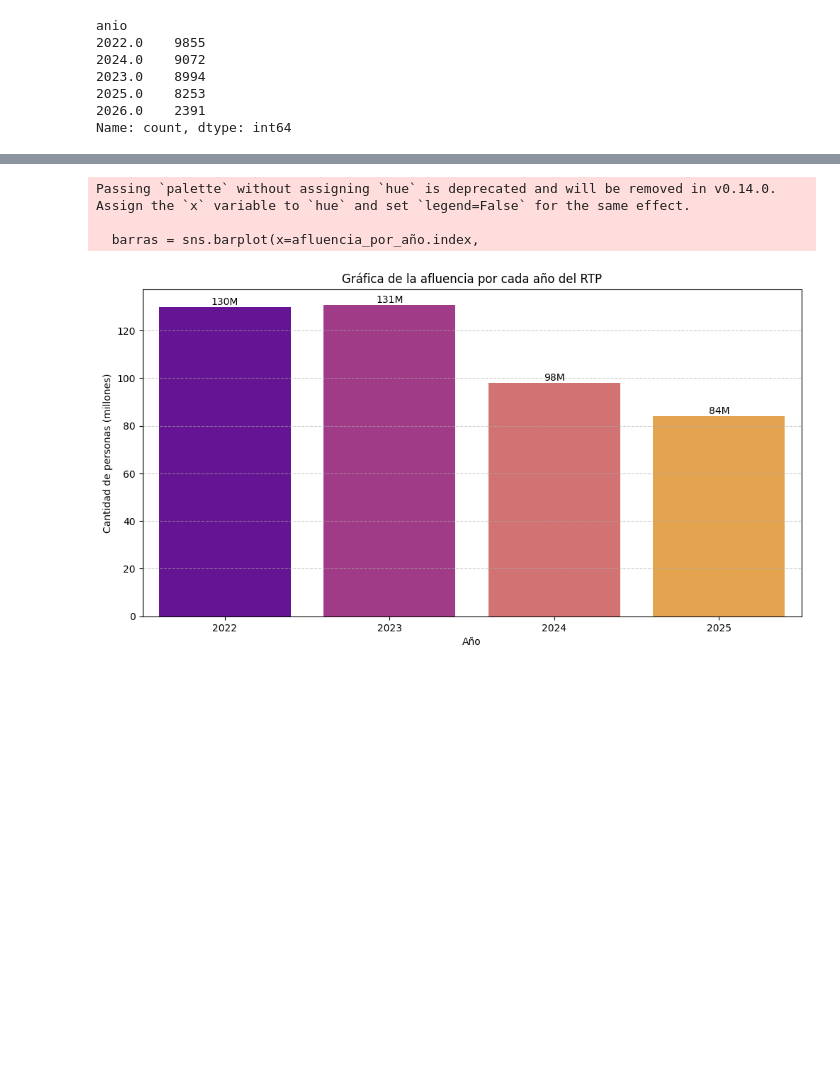
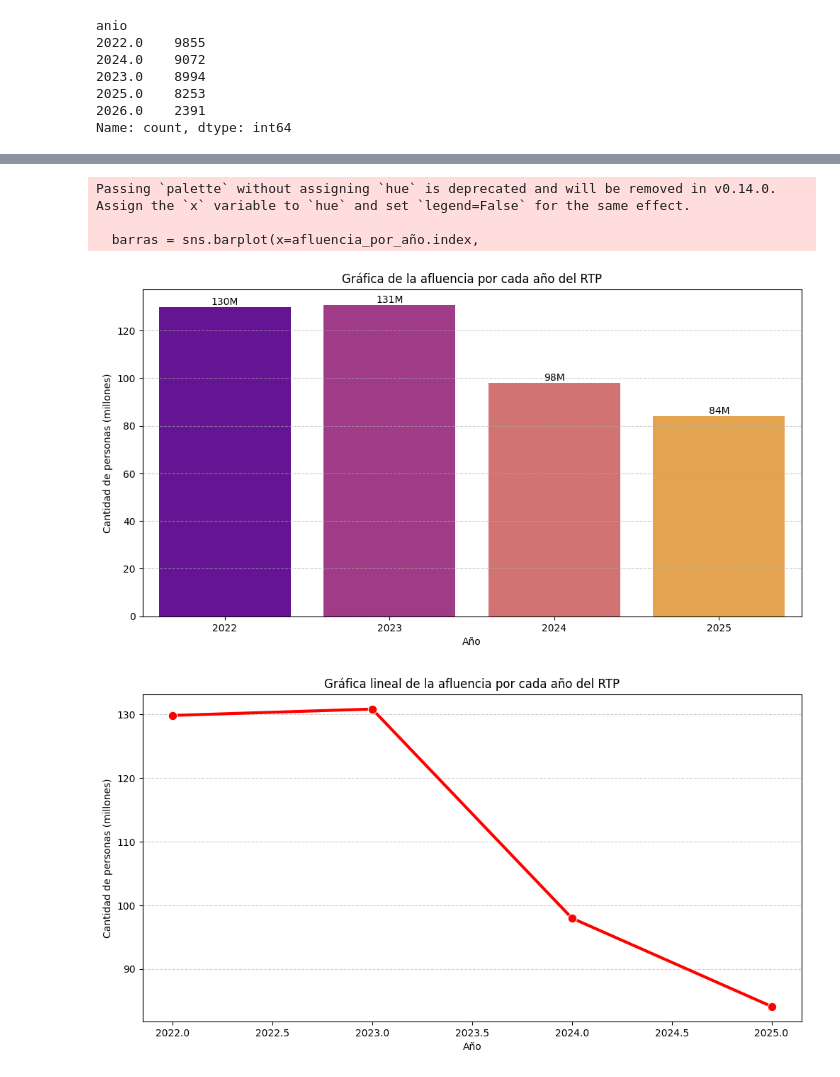
Before and after one commit to K4lilinuxX/CDMX, a Jupyter notebook: RTP-CDMX/afluencia_rtp_cdmx.ipynb, the cells around one changed output, grey strips where cells are left out. Drawn from its saved outputs; the diff is of its cells as text; code cells hidden in the pictures; blank space fills up the shorter version.

Commit message:
Hice una gráfica lineal de la afluencia por cada año del RTP

```diff
--- a/RTP-CDMX/afluencia_rtp_cdmx.ipynb
+++ b/RTP-CDMX/afluencia_rtp_cdmx.ipynb
@@ -193,31 +193,48 @@ Passing `palette` without assigning `hue` is deprecated and will be removed in v
 # ----- Agrupación y gráfica de la afluencia por año de cada servicio del RTP -----
 
 # Creamos un nuevo Data Frame sin el año 2026, ya que el 2026 aún no ha acabado
 df_sin_2026 = df[df["anio"] != 2026].copy()
 
 # Convertimos la columa "anio" del Data Frame sin el 2026
 df_sin_2026["anio"] = df_sin_2026["anio"].astype('Int64')
 
 # Afluencia por año
 afluencia_por_año = df_sin_2026.groupby("anio")["afluencia"].sum()
 
-# Graficamos
+# -- Gráfica de barras acerca de afluencia por cada año del RTP --
 plt.figure(figsize=(12,6))
 plt.title("Gráfica de la afluencia por cada año del RTP")
 barras = sns.barplot(x=afluencia_por_año.index,
                      y=afluencia_por_año.values / 1_000_000,
                      palette="plasma")
 for contenedores in barras.containers:
     barras.bar_label(contenedores,
                      fmt='%.0fM')
 plt.xlabel("Año")
 plt.ylabel("Cantidad de personas (millones)")
 plt.grid(axis="y",
          linestyle="--",
          alpha=0.6)
 plt.show()
+
+# -- Gráfica lineal de afluencia por cada año del RTP (la misma que la de barras) pero desde otra perspectiva --
+plt.figure(figsize=(12,6))
+plt.title("Gráfica lineal de la afluencia por cada año del RTP")
+sns.lineplot(x=afluencia_por_año.index,
+             y=afluencia_por_año.values / 1_000_000,
+             color="red",
+             marker="o",
+             markersize=9,
+             linewidth=3)
+plt.xlabel("Año")
+plt.ylabel("Cantidad de personas (millones)")
+plt.grid(axis="y",
+         linestyle="--",
+         alpha=0.6)
+plt.show()
 # %% [output]
 Passing `palette` without assigning `hue` is deprecated and will be removed in v0.14.0. Assign the `x` variable to `hue` and set `legend=False` for the same effect.
 
   barras = sns.barplot(x=afluencia_por_año.index,
 [figure]
+[figure, added]
```
Also changed, not shown: parts of 1 cell of this notebook.
